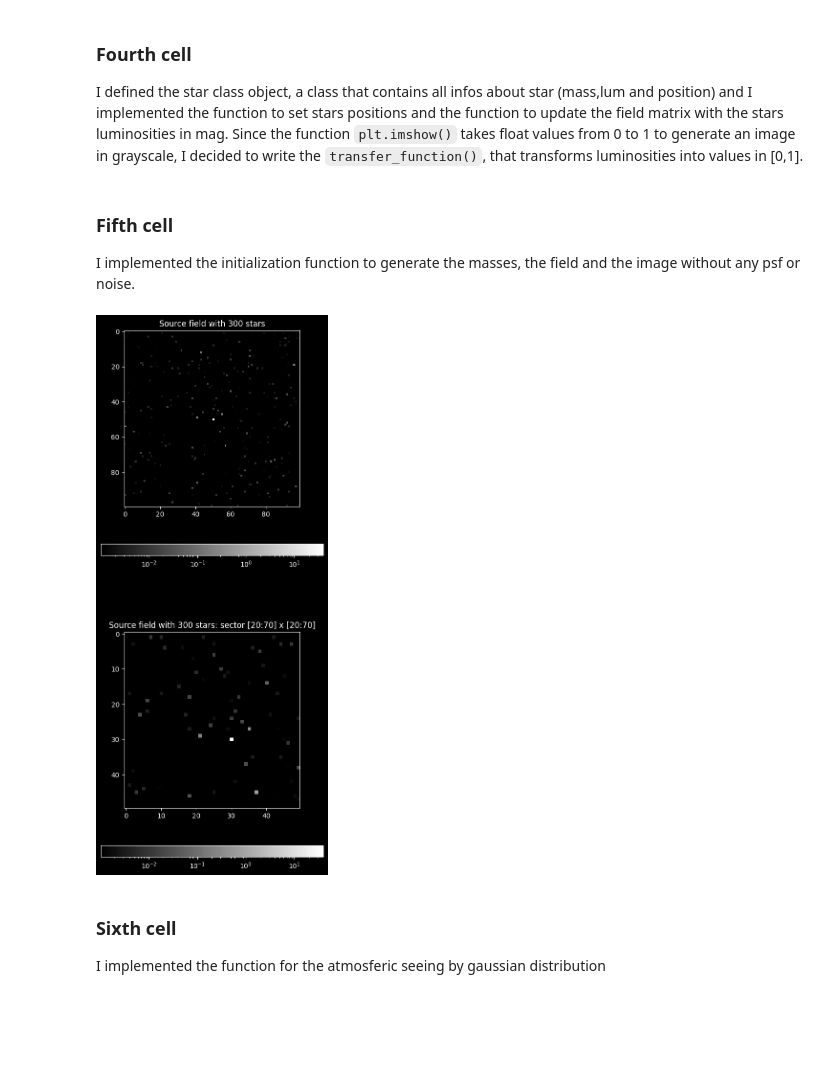
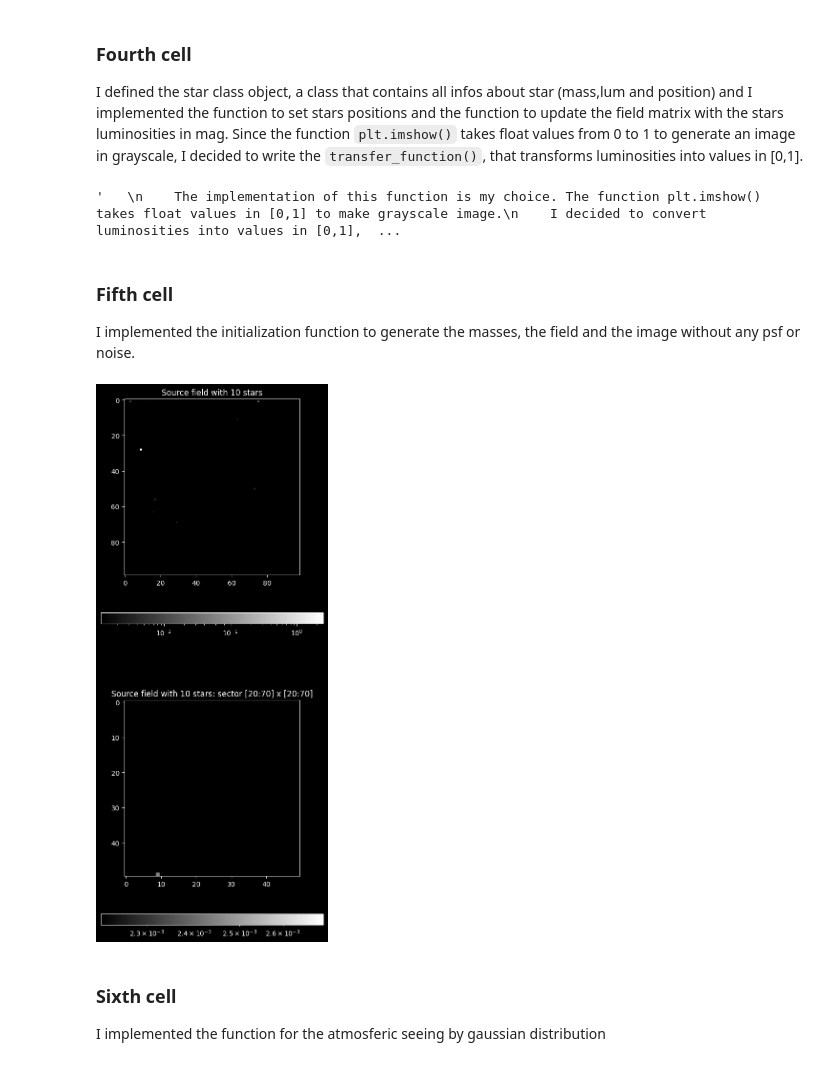
Before and after one commit to 00-berni/proj_2, a Jupyter notebook: notebook/implementation_notebook.ipynb, the cells around one changed output. Saved outputs shown, nothing was run; the diff lists cells and outputs as text; code cells hidden in the pictures; blank space fills up the shorter version.

```diff
--- a/notebook/implementation_notebook.ipynb
+++ b/notebook/implementation_notebook.ipynb
@@ -23,9 +23,9 @@ from scipy.signal import fftconvolve
 import os
 
 # dimension of the matrix
-N = int(1e2+1)
+N = int(1e2)
 # number of stars
-M = int(3e2)
+M = int(1e1)
 
 ## Set parameters
 alpha = 2
@@ -160,6 +160,7 @@ def star_location(sdim : int = M,dim : int = N) -> tuple:
 
 
 
+
 ##*
 def update_field(F : np.ndarray,pos : tuple, lum : np.ndarray) -> np.ndarray:
     """Function to update the field
@@ -179,34 +180,6 @@ def update_field(F : np.ndarray,pos : tuple, lum : np.ndarray) -> np.ndarray:
     X, Y = pos
     F[X,Y] += lum
     return F
-
-
-
-##* Transfer function
-#?  Understand if it is reasonable
-'''
-    The implementation of this function is my choice. The function plt.imshow() takes float values in [0,1] to make grayscale image.
-    I decided to convert luminosities into values in [0,1], using logaritmic values of them:
-        - I set a minimum detectable value of luminosity (called inf)
-          Luminosities < inf are represented as black pixels
-        - I normaled with the maximum value of luminosity (called sup)
-          Luminosities = sup are converted in 1 (namely white)
-'''
-#   It converts luminosities in a scale from 0 to 1 to get grayscale
-#   with function plt.imshow()
-#     param    l    array of luminosities
-#
-#     return    mag    converted magnitudes array
-def transfer_function(l):
-    inf = 9e-5    # threshold to detect luminosity
-    sup = 8000    # maximum luminosity
-    # control the presence of 0s, change them with inf and save in an other temporary array
-    tmp = np.where(l<=0,inf,l)
-    # convertion
-    mag = (np.log10(tmp)-np.log10(inf)) / (np.log10(sup)-np.log10(inf))
-    # control the presence of negative values in mag and change them with 0
-    mag = np.where(mag<0,0,mag); mag = np.where(mag>1,1,mag)
-    return mag
 
 
 ##*
@@ -235,11 +208,53 @@ def field_image(fig, image, F: np.ndarray, v : int = 0,sct : tuple = (0,-1)) ->
     else: color = 'gray_r'
     pic = image.imshow(F[a:b,a:b], cmap=color, norm='log')
     fig.colorbar(pic, ax=image, cmap=color, norm='log', location='bottom')
+
+##* Transfer function
+#?  Understand if it is reasonable
+'''
+    The implementation of this function is my choice. The function plt.imshow() takes float values in [0,1] to make grayscale image.
+    I decided to convert luminosities into values in [0,1], using logaritmic values of them:
+        - I set a minimum detectable value of luminosity (called inf)
+          Luminosities < inf are represented as black pixels
+        - I normaled with the maximum value of luminosity (called sup)
+          Luminosities = sup are converted in 1 (namely white)
+'''
+#   It converts luminosities in a scale from 0 to 1 to get grayscale
+#   with function plt.imshow()
+#     param    l    array of luminosities
+#
+#     return    mag    converted magnitudes array
+# def transfer_function(l):
+#     inf = 9e-5    # threshold to detect luminosity
+#     sup = 8000    # maximum luminosity
+#     # control the presence of 0s, change them with inf and save in an other temporary array
+#     tmp = np.where(l<=0,inf,l)
+#     # convertion
+#     mag = (np.log10(tmp)-np.log10(inf)) / (np.log10(sup)-np.log10(inf))
+#     # control the presence of negative values in mag and change them with 0
+#     mag = np.where(mag<0,0,mag); mag = np.where(mag>1,1,mag)
+#     return mag
+# %% [output]
+'   \n    The implementation of this function is my choice. The function plt.imshow() takes float values in [0,1] to make grayscale image.\n    I decided to convert luminosities into values in [0,1],  ...
 # %% [markdown]
 ### Fifth cell
 I implemented the initialization function to generate the masses, the field and the image without any psf or noise.
 # %%
 # FIFTH CELL
+
+def check_field(field : np.ndarray) -> np.ndarray:
+    """Check the presence of negative values
+    The function finds possible negative values
+    and substitutes them with 0.0
+
+    :param field: field matrix
+    :type field: ndarray
+
+    :return: checked field matrix
+    :rtype: ndarray
+    """
+    return np.where(field < 0, 0.0, field)
+
 
 ##*
 def initialize(dim : int = N, sdim : int = M) -> tuple:
@@ -264,37 +279,37 @@ def initialize(dim : int = N, sdim : int = M) -> tuple:
     # generate stars coordinates
     xs,ys = star_location(sdim)
     # put stars in the field
-    F = update_field(F,(xs,ys),L)
+    F = check_field(update_field(F,(xs,ys),L))
     # save stars infos
     S = star(m,L,xs,ys)
     return F, S
 
 # generation of the field and the stars
 F, S = initialize()
 
 ## Plot
 # variables to zoom a sector [inf:sup] x [inf:sup] of the field
 inf = int(0.2*N)
 sup = int(0.7*N)
 
 fig, axs = plt.subplots(2, 1, figsize=(6,15))
 
 #  0 : positive image
 # -1 : negative image
 v = 0
 
 img_field, img_zoom = axs
 
 field_image(fig, img_field,F,v)
 #img_field.imshow(1-F)
 img_field.set_title(f'Source field with {M} stars')
 field_image(fig, img_zoom,F,v,[inf,sup])
 #img_zoom.imshow(1-F[inf:sup,inf:sup,:])
 img_zoom.set_title(f'Source field with {M} stars: sector [{inf}:{sup}] x [{inf}:{sup}]')
 
 plt.show()
 # %% [output]
-[figure, old version]
+[figure, new version]
 # %% [markdown]
 ### Sixth cell
 I implemented the function for the atmosferic seeing by gaussian distribution
```
Also changed, not shown: parts of 6 cells of this notebook.
